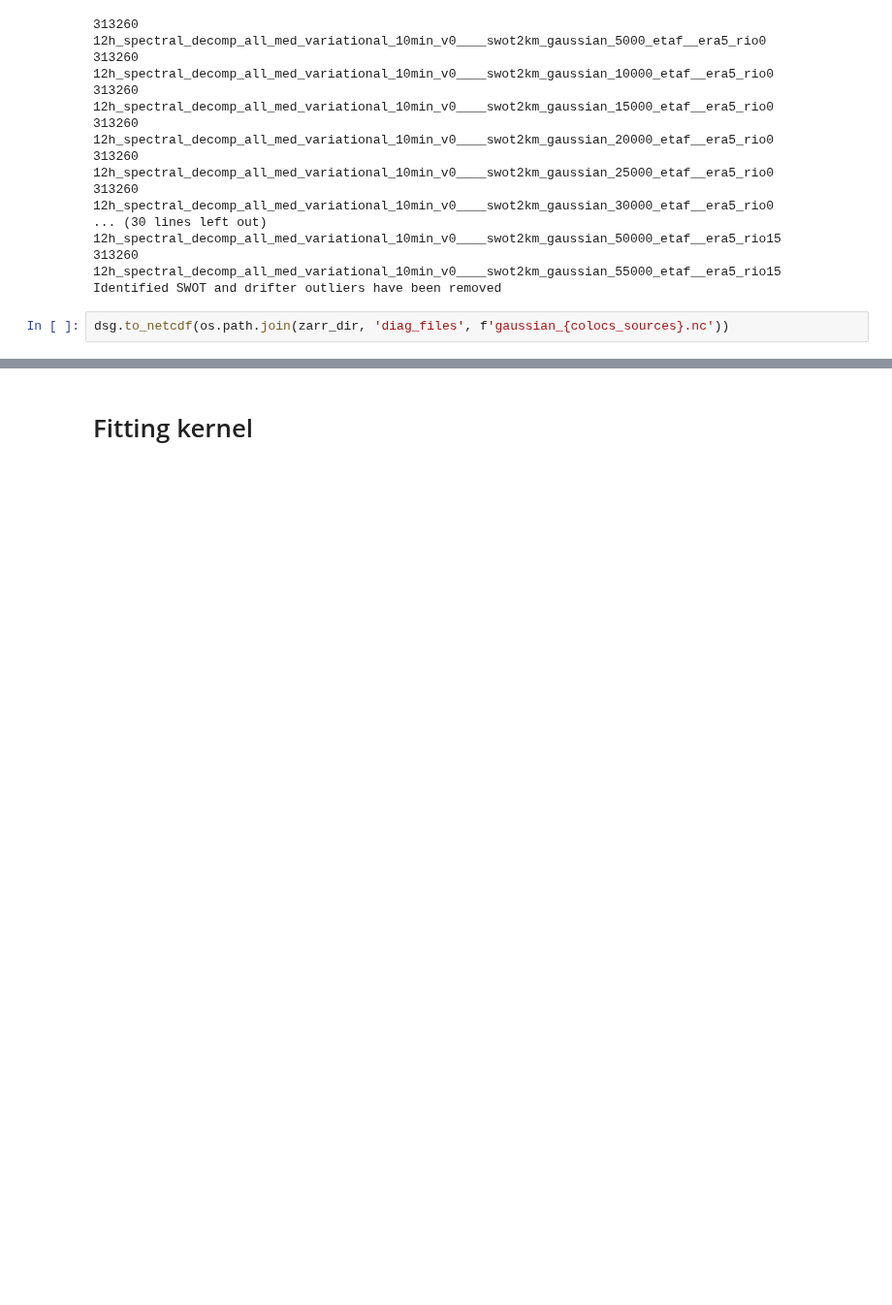
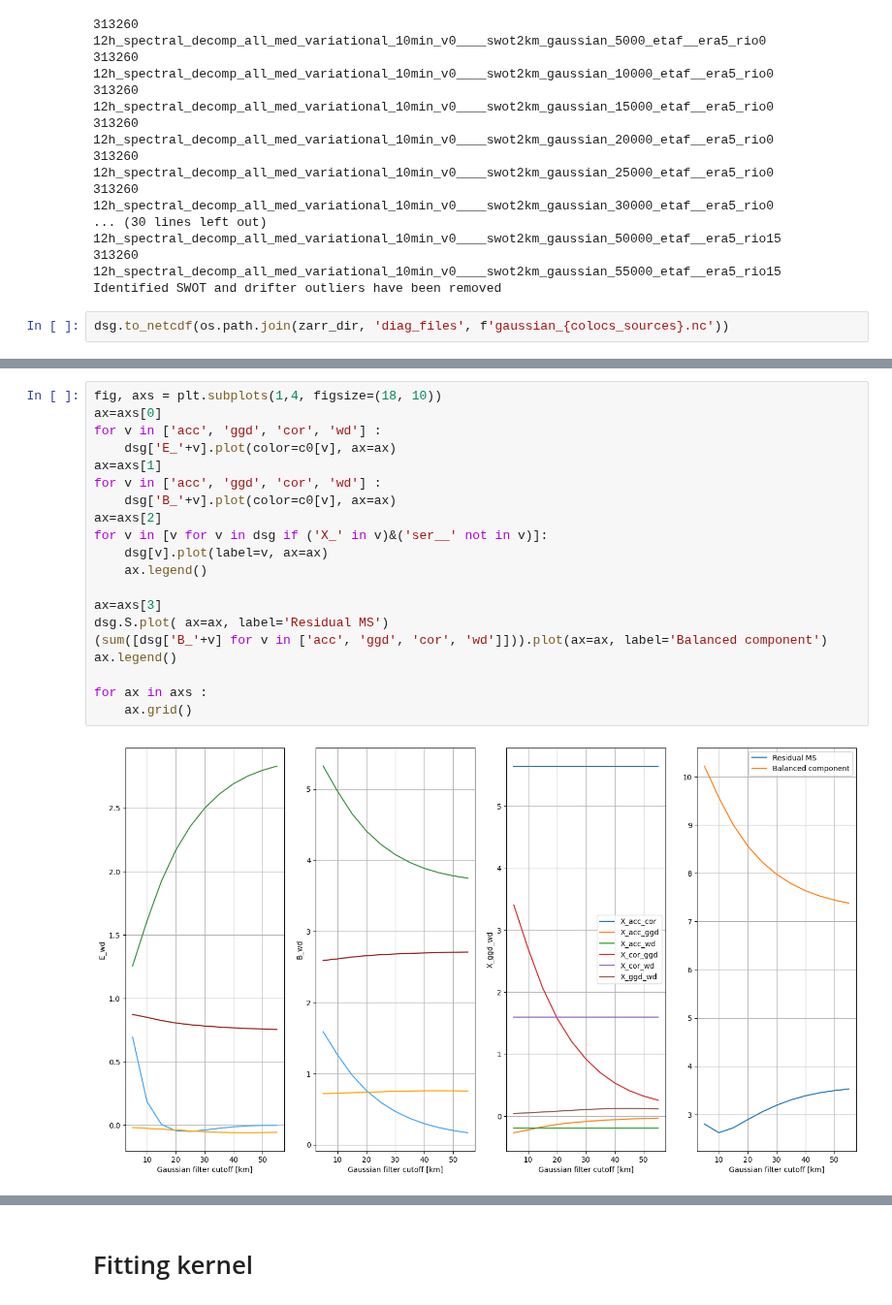
Before and after one commit to margot-demol/med_analysis, a Jupyter notebook: 10_swot_capabilities_diags/26_spatial_scales.ipynb, the cells around one changed output, grey strips where cells are left out. Shown at 97% size. Cells and saved outputs as stored; diff of their text form; blank space fills up the shorter version.

```diff
--- a/10_swot_capabilities_diags/26_spatial_scales.ipynb
+++ b/10_swot_capabilities_diags/26_spatial_scales.ipynb
@@ -135,0 +282,22 @@ Text(0, 0.5, '[$\\gamma^2$]')
+# %%
+fig, axs = plt.subplots(1,4, figsize=(18, 10))
+ax=axs[0]
+for v in ['acc', 'ggd', 'cor', 'wd'] :
+    dsg['E_'+v].plot(color=c0[v], ax=ax)
+ax=axs[1]
+for v in ['acc', 'ggd', 'cor', 'wd'] :
+    dsg['B_'+v].plot(color=c0[v], ax=ax)
+ax=axs[2]
+for v in [v for v in dsg if ('X_' in v)&('ser__' not in v)]:
+    dsg[v].plot(label=v, ax=ax)
+    ax.legend()
+
+ax=axs[3]
+dsg.S.plot( ax=ax, label='Residual MS')
+(sum([dsg['B_'+v] for v in ['acc', 'ggd', 'cor', 'wd']])).plot(ax=ax, label='Balanced component')
+ax.legend()
+
+for ax in axs :
+    ax.grid()
+# %% [output]
+[figure, added]
```
Also changed, not shown: parts of 11 cells of this notebook, 19 other files.
